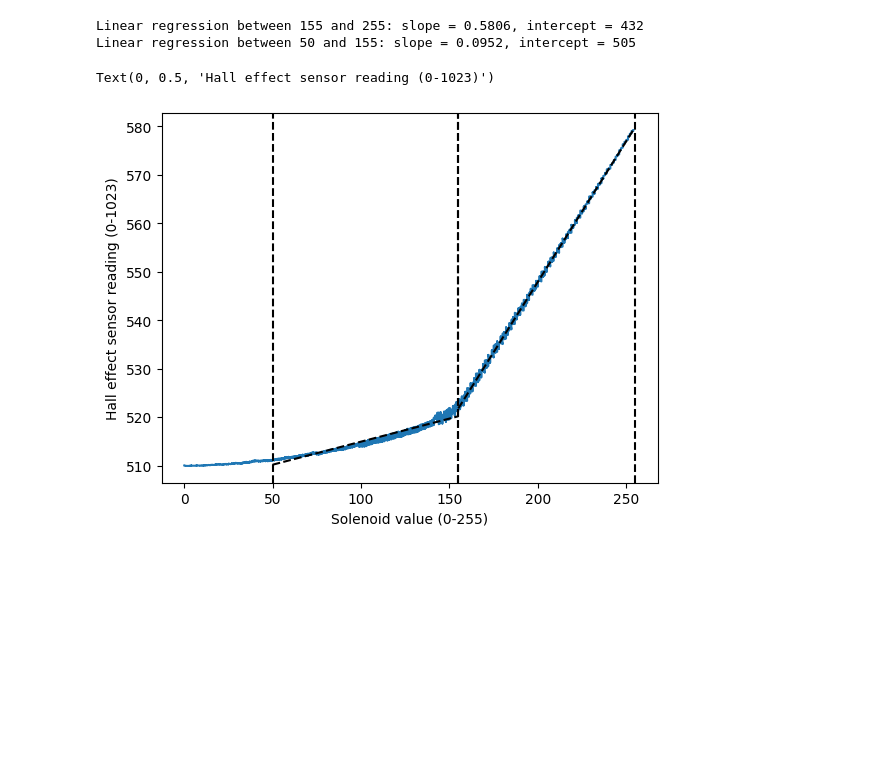
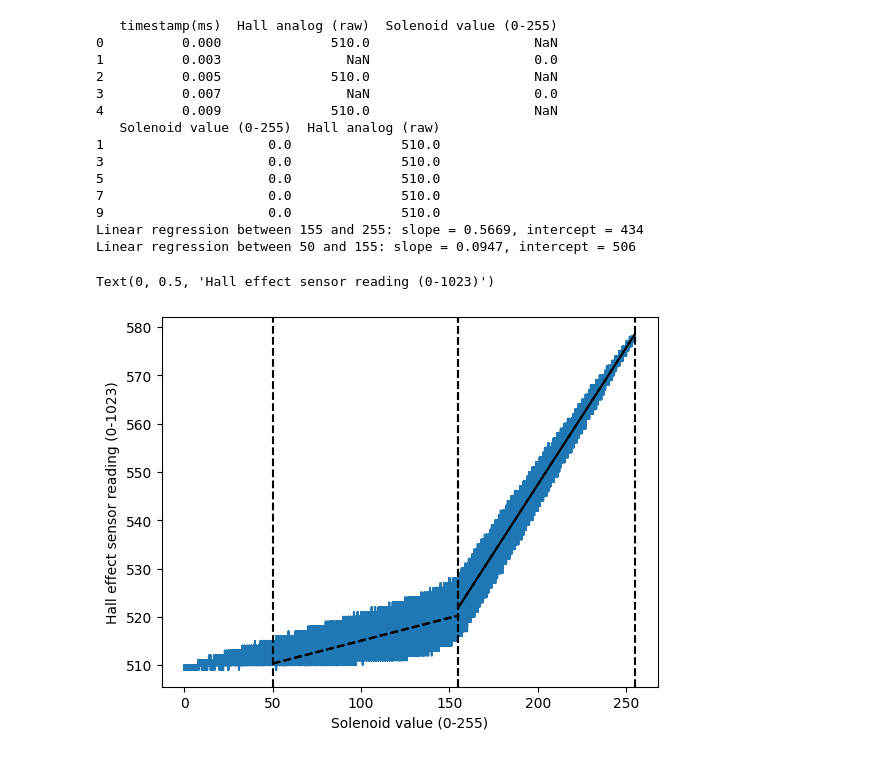
Before and after one commit to JohnnyMaBoi/Magnetic-Levitation, a Jupyter notebook: sensor_data_analysis/sensor_vs_input_function.ipynb, the cells around one changed output. Drawn from its saved outputs; the diff is of its cells as text; code cells hidden in the pictures; blank space fills up the shorter version.

Commit message:
redefine sensor correction function

```diff
--- a/sensor_data_analysis/sensor_vs_input_function.ipynb
+++ b/sensor_data_analysis/sensor_vs_input_function.ipynb
@@ -64,33 +54,49 @@ Name: Hall analog (raw), dtype: float64
 [figure]
 # %%
 class LinearRegressionRegion():
-    def __init__(self, start, end):
+    def __init__(self, x_series, y_series, start, end):
+        self.x_series = x_series
+        self.y_series = y_series
         self.start = start
         self.end = end
-        self.range = (self.start <= sensor_data["solenoid_commanded"]) & (sensor_data["solenoid_commanded"] <= self.end) & sensor_data["solenoid_commanded"].notnull()
+        self.range = (self.start <= self.x_series) & (self.x_series <= self.end) & self.x_series.notnull()
 
         # linear regression
-        A = np.vstack([sensor_data["solenoid_commanded"][self.range], np.ones(len(sensor_data["solenoid_commanded"][self.range]))]).T
-        self.slope, self.intercept = np.linalg.lstsq(A, sensor_data["analog average"][self.range], rcond=None)[0]
+        A = np.vstack([self.x_series[self.range], np.ones(len(self.x_series[self.range]))]).T
+        self.slope, self.intercept = np.linalg.lstsq(A, self.y_series[self.range], rcond=None)[0]
         self.print_values()
 
     def plot(self):
         plt.axvline(x = self.start, color = "black", linestyle = "dashed")
         plt.axvline(x = self.end, color = "black", linestyle = "dashed")
-        plt.plot(sensor_data["solenoid_commanded"][self.range], sensor_data["solenoid_commanded"][self.range] * self.slope + self.intercept, color = "black", linestyle = "dashed")
+        plt.plot(self.x_series[self.range], self.x_series[self.range] * self.slope + self.intercept, color = "black", linestyle = "dashed")
 
     def print_values(self):
         print(f"Linear regression between {self.start} and {self.end}: slope = {self.slope:.4f}, intercept = {self.intercept:.0f}")
 
-plt.plot(sensor_data["solenoid_commanded"], sensor_data["analog average"])
-region_1 = LinearRegressionRegion(start = 155, end = 255)
+print(sensor_data.head())
+print(df_shortened.head())
+plt.plot(df_shortened["Solenoid value (0-255)"], df_shortened["Hall analog (raw)"])
+region_1 = LinearRegressionRegion(df_shortened["Solenoid value (0-255)"], df_shortened["Hall analog (raw)"], start = 155, end = 255)
 region_1.plot()
-region_2 = LinearRegressionRegion(start = 50, end = 155)
+region_2 = LinearRegressionRegion(df_shortened["Solenoid value (0-255)"], df_shortened["Hall analog (raw)"], start = 50, end = 155)
 region_2.plot()
 plt.xlabel("Solenoid value (0-255)")
 plt.ylabel("Hall effect sensor reading (0-1023)")
 # %% [output]
-Linear regression between 155 and 255: slope = 0.5806, intercept = 432
-Linear regression between 50 and 155: slope = 0.0952, intercept = 505
+   timestamp(ms)  Hall analog (raw)  Solenoid value (0-255)
+0          0.000              510.0                     NaN
+1          0.003                NaN                     0.0
+2          0.005              510.0                     NaN
+3          0.007                NaN                     0.0
+4          0.009              510.0                     NaN
+   Solenoid value (0-255)  Hall analog (raw)
+1                     0.0              510.0
+3                     0.0              510.0
+5                     0.0              510.0
+7                     0.0              510.0
+9                     0.0              510.0
+Linear regression between 155 and 255: slope = 0.5669, intercept = 434
+Linear regression between 50 and 155: slope = 0.0947, intercept = 506
 Text(0, 0.5, 'Hall effect sensor reading (0-1023)')
-[figure, old version]
+[figure, new version]
```
Also changed, not shown: parts of 2 cells of this notebook, 7 other files.
